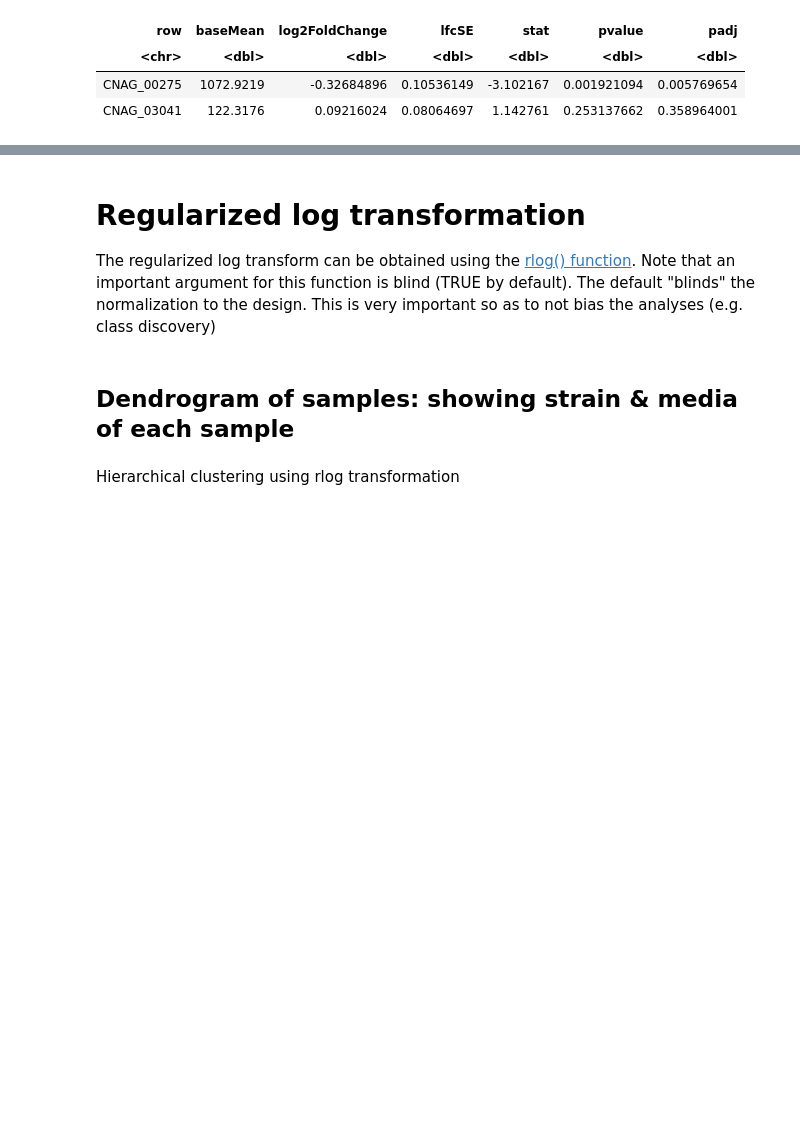
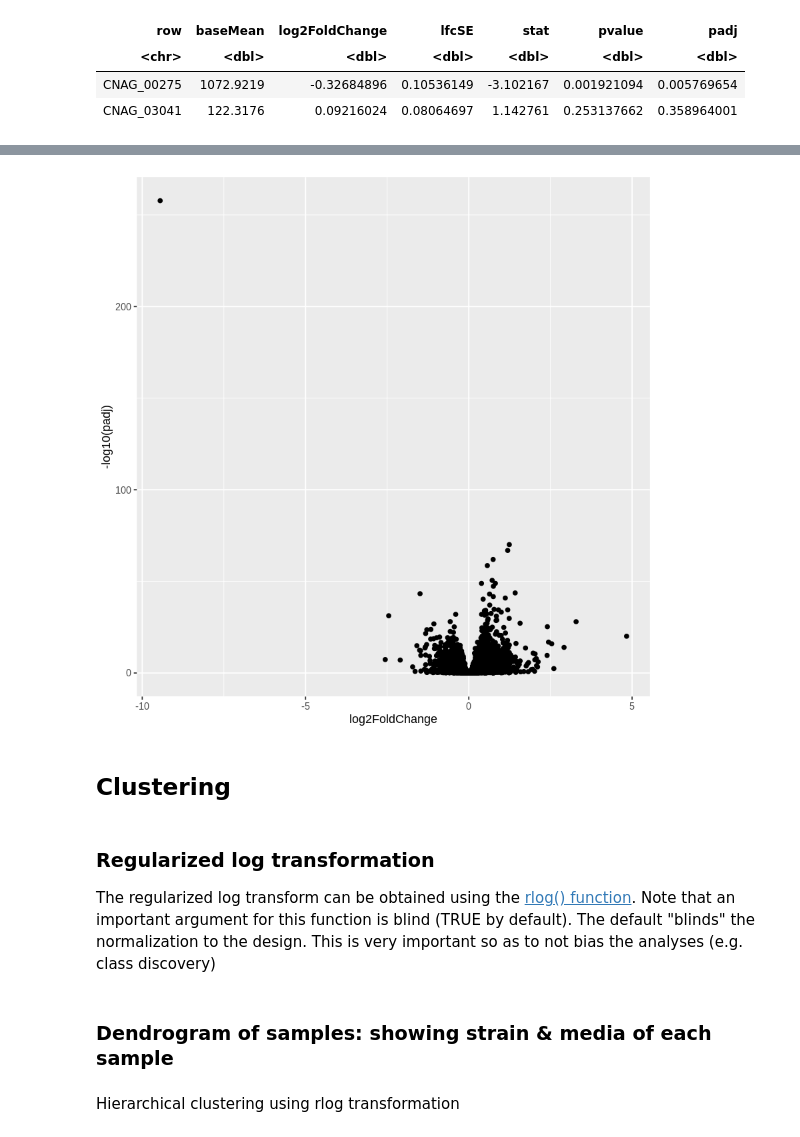
Before and after one commit to granek/testing_for_zenodo, a Jupyter notebook: bioinformatics/DESeq2/02_deseq_DE.ipynb, the cells around one changed output, grey strips where cells are left out. Drawn from its saved outputs; the diff is of its cells as text; code cells hidden in the pictures; blank space fills up the shorter version.

```diff
--- a/bioinformatics/DESeq2/02_deseq_DE.ipynb
+++ b/bioinformatics/DESeq2/02_deseq_DE.ipynb
@@ -654,0 +652,5 @@ plotCounts(dds2019, "CNAG_03041")
+# %%
+### Genotype Effect
+ggplot(results(ddsDE, contrast = c("genotype", "sre1d", "WT"), tidy = TRUE),
+       aes(x = log2FoldChange, y = -log10(padj))) + geom_point()
+# %% [output]
@@ -655,10 +659,13 @@ plotCounts(dds2019, "CNAG_03041")
+[figure, added]
+# %% [markdown]
+## Clustering
 # %% [markdown]
-# Regularized log transformation
+### Regularized log transformation
 The regularized log transform can be obtained using the [rlog() function](https://rdrr.io/bioc/DESeq2/man/rlog.html). Note that an important argument for this function is blind (TRUE by default). The default "blinds" the normalization to the design. This is very important so as to not bias the analyses (e.g. class discovery)
 # %%
 rld <- rlog(dds2019, blind = TRUE)
 # %% [markdown]
-## Dendrogram of samples: showing strain & media of each sample
+### Dendrogram of samples: showing strain & media of each sample
 # %% [markdown]
 Hierarchical clustering using rlog transformation
 # %%
```
Also changed, not shown: parts of 125 cells of this notebook.
